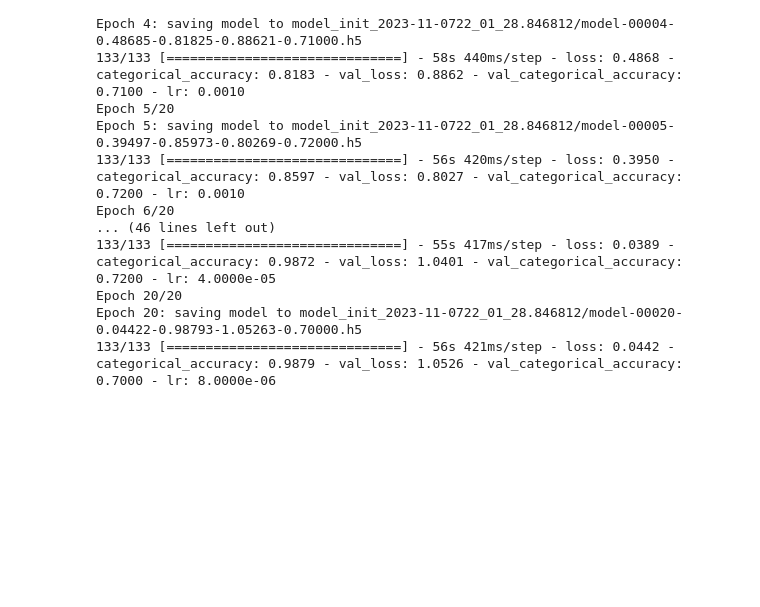
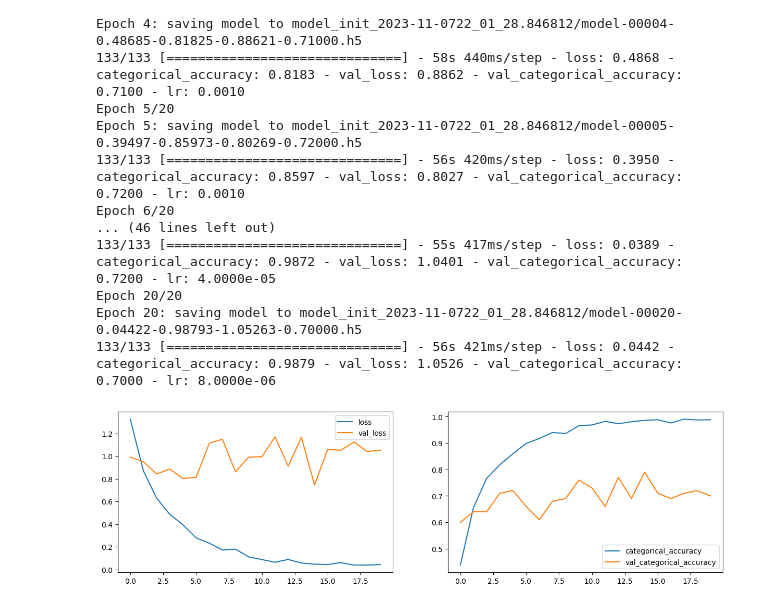
Before and after one commit to abrar-khan-368/hand_gesture_recognition, a Jupyter notebook: Gesture_Recognition_Notebook.ipynb, the cells around one changed output. Drawn from its saved outputs; the diff is of its cells as text; code cells hidden in the pictures; blank space fills up the shorter version.

```diff
--- a/Gesture_Recognition_Notebook.ipynb
+++ b/Gesture_Recognition_Notebook.ipynb
@@ -804,3 +804,7 @@ Epoch 6/20
 Epoch 20/20
 Epoch 20: saving model to model_init_2023-11-0722_01_28.846812/model-00020-0.04422-0.98793-1.05263-0.70000.h5
 133/133 [==============================] - 56s 421ms/step - loss: 0.0442 - categorical_accuracy: 0.9879 - val_loss: 1.0526 - val_categorical_accuracy: 0.7000 - lr: 8.0000e-06
+# %%
+plot_comparison_of_accuracy(history)
+# %% [output]
+[figure, added]
```
